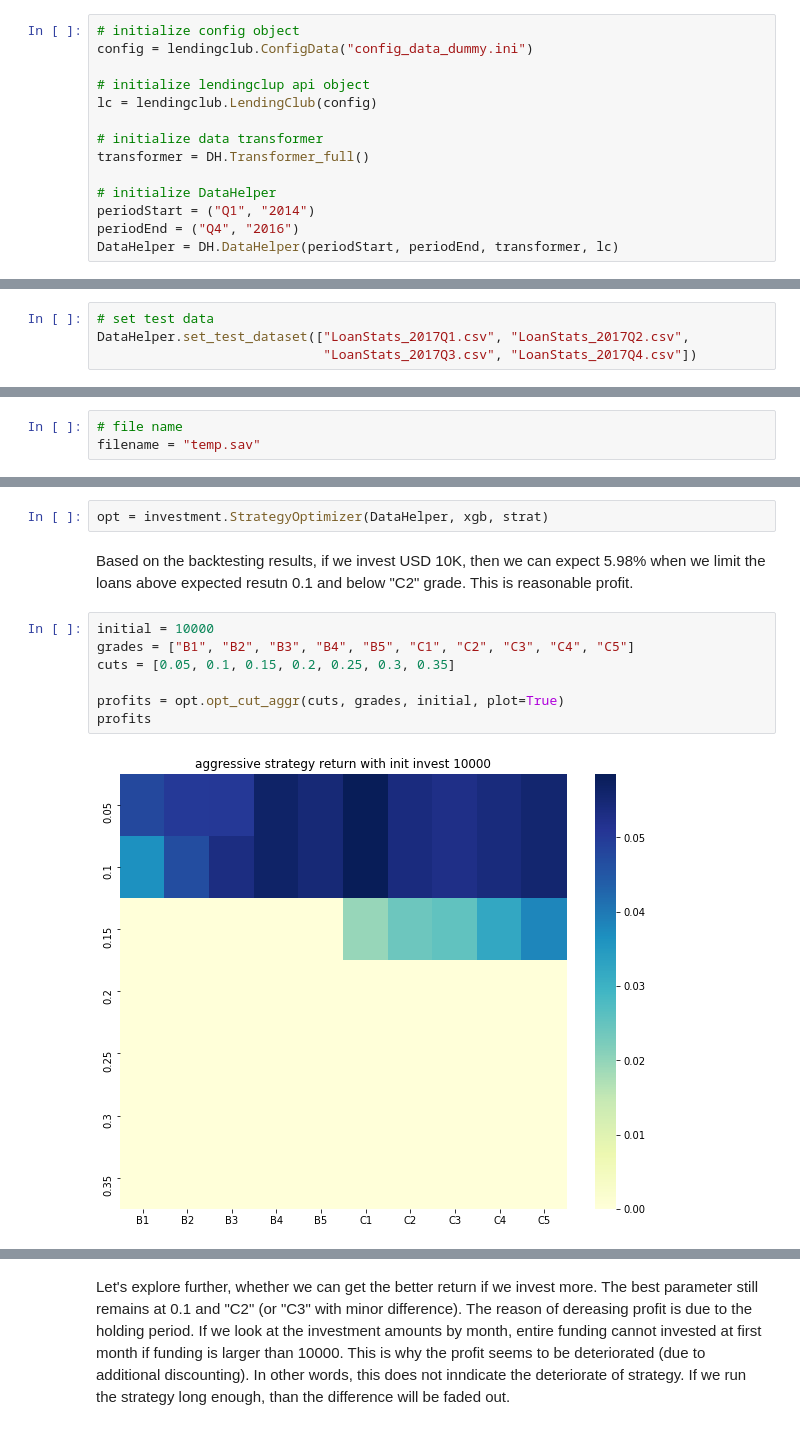
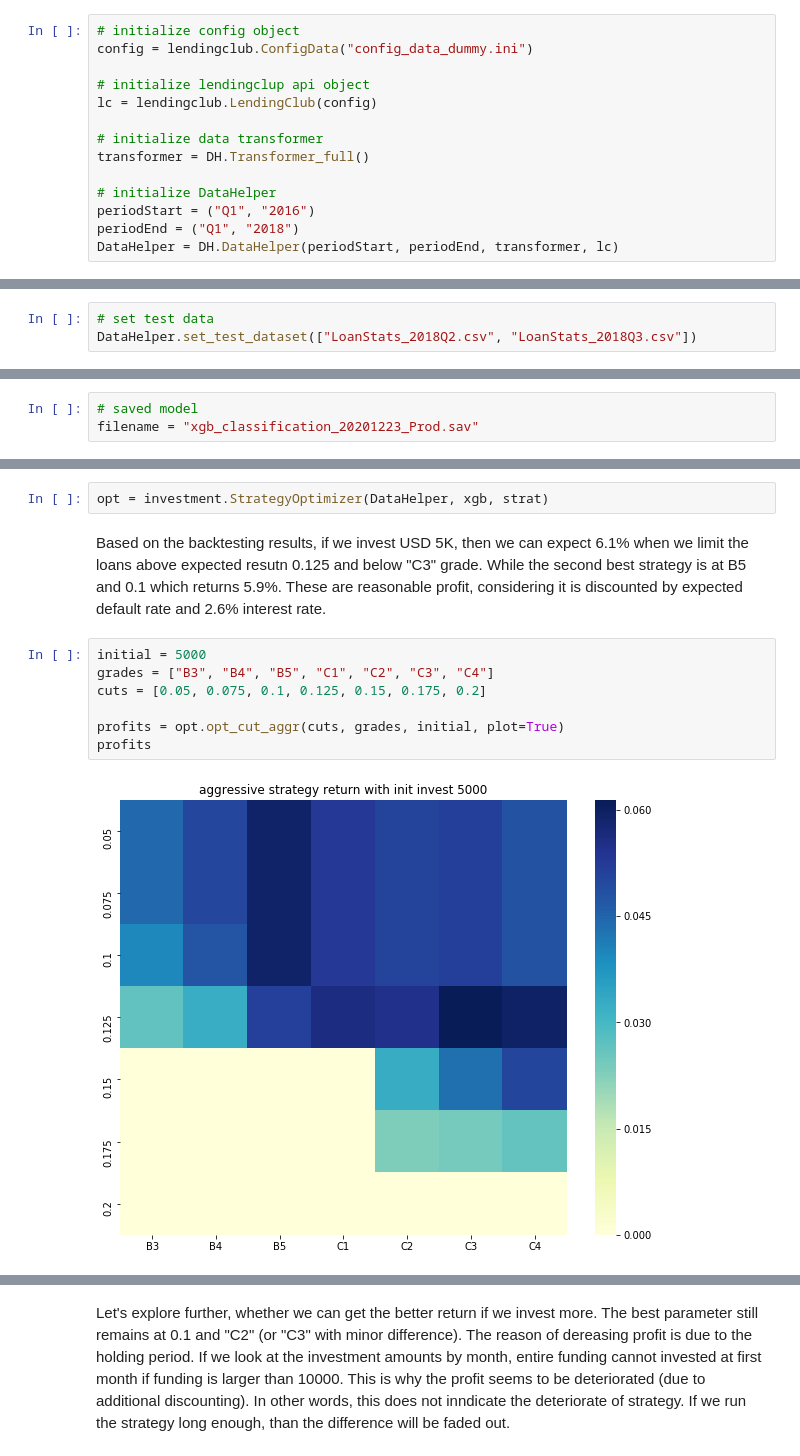
Before and after one commit to syjk0616/LendingClub, a Jupyter notebook: Notebook/Strategy_Investigation_II.ipynb, the cells around one changed output, grey strips where cells are left out. Drawn from its saved outputs; the diff is of its cells as text.

```diff
--- a/Notebook/Strategy_Investigation_II.ipynb
+++ b/Notebook/Strategy_Investigation_II.ipynb
@@ -40,13 +40,12 @@ lc = lendingclub.LendingClub(config)
 transformer = DH.Transformer_full()
 
 # initialize DataHelper
-periodStart = ("Q1", "2014")
-periodEnd = ("Q4", "2016")
+periodStart = ("Q1", "2016")
+periodEnd = ("Q1", "2018")
 DataHelper = DH.DataHelper(periodStart, periodEnd, transformer, lc)
 # %%
 # set training data
 DataHelper.set_training_dataset()
 # %%
 # set test data
-DataHelper.set_test_dataset(["LoanStats_2017Q1.csv", "LoanStats_2017Q2.csv",
-                             "LoanStats_2017Q3.csv", "LoanStats_2017Q4.csv"])
+DataHelper.set_test_dataset(["LoanStats_2018Q2.csv", "LoanStats_2018Q3.csv"])
@@ -92,6 +52,6 @@ Model is saved on temp.sav
 # %%
-# file name
-filename = "temp.sav"
+# saved model
+filename = "xgb_classification_20201223_Prod.sav"
 # %%
 # instantiate from beginning
 xgb = prediction.ModelXGBClassfication(filename)
@@ -168,13 +132,13 @@ This strategy chooses loans basaed on the expected payoff. The expected payoff i
 # %%
 opt = investment.StrategyOptimizer(DataHelper, xgb, strat)
 # %% [markdown]
-Based on the backtesting results, if we invest USD 10K, then we can expect 5.98% when we limit the loans above expected resutn 0.1 and below "C2" grade. This is reasonable profit.
+Based on the backtesting results, if we invest USD 5K, then we can expect 6.1% when we limit the loans above expected resutn 0.125 and below "C3" grade. While the second best strategy is at B5 and 0.1 which returns 5.9%. These are reasonable profit, considering it is discounted by expected default rate and 2.6% interest rate.
 # %%
-initial = 10000
-grades = ["B1", "B2", "B3", "B4", "B5", "C1", "C2", "C3", "C4", "C5"]
-cuts = [0.05, 0.1, 0.15, 0.2, 0.25, 0.3, 0.35]
+initial = 5000
+grades = ["B3", "B4", "B5", "C1", "C2", "C3", "C4"]
+cuts = [0.05, 0.075, 0.1, 0.125, 0.15, 0.175, 0.2]
 
 profits = opt.opt_cut_aggr(cuts, grades, initial, plot=True)
 profits
 # %% [output]
-[figure, old version]
+[figure, new version]
```
Also changed, not shown: parts of 41 cells of this notebook, 14 other files.
